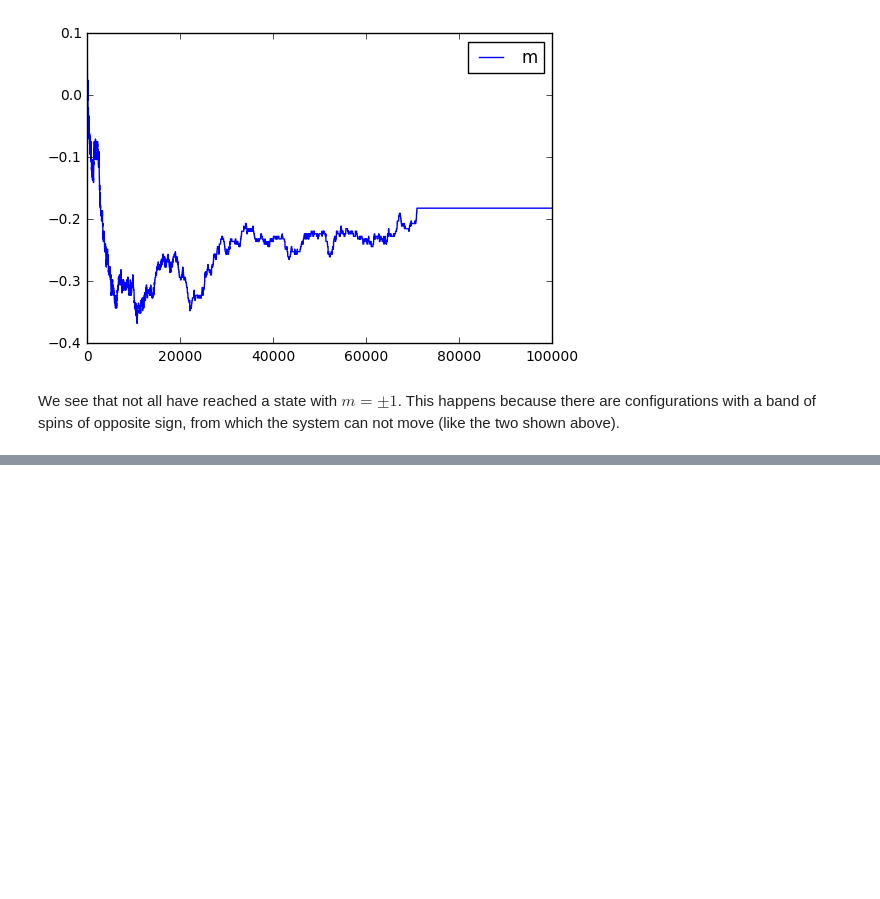
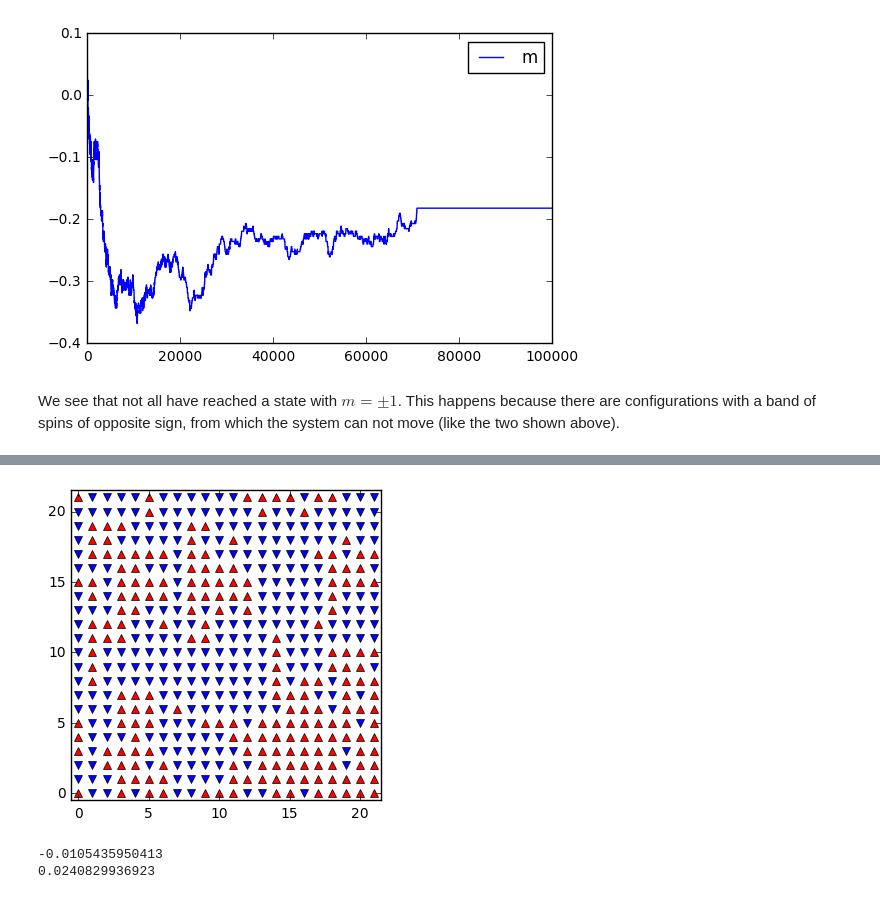
Before and after one commit to DromaninCM/PAS-IPython-notebooks, a Jupyter notebook: homework-4-pas-krzakala.ipynb, the cells around one changed output, grey strips where cells are left out. Cells and saved outputs as stored; diff of their text form; code cells hidden in the pictures; blank space fills up the shorter version.

```diff
--- a/homework-4-pas-krzakala.ipynb
+++ b/homework-4-pas-krzakala.ipynb
@@ -329,0 +398,3 @@ We see that not all have reached a state with $m=\pm 1$. This happens because th
+# %%
+Ising_T3 = lattice(22, 3, config="ordered")
+Ising_T3.plot_lattice(title="Ordered initial configuration of spin lattice at T=3 [J/kB]")
@@ -329,0 +405,10 @@ We see that not all have reached a state with $m=\pm 1$. This happens because th
+# %%
+Ising_T3.plot_lattice()
+# %% [output]
+[figure, added]
+# %%
+print np.mean(Ising_T3.magnetization)
+print np.var(Ising_T3.magnetization)
+# %% [output]
+-0.0105435950413
+0.0240829936923
```
Also changed, not shown: parts of 43 cells of this notebook.
